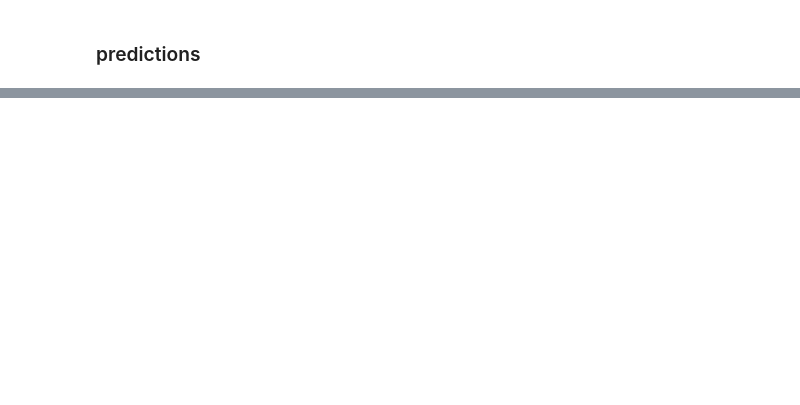
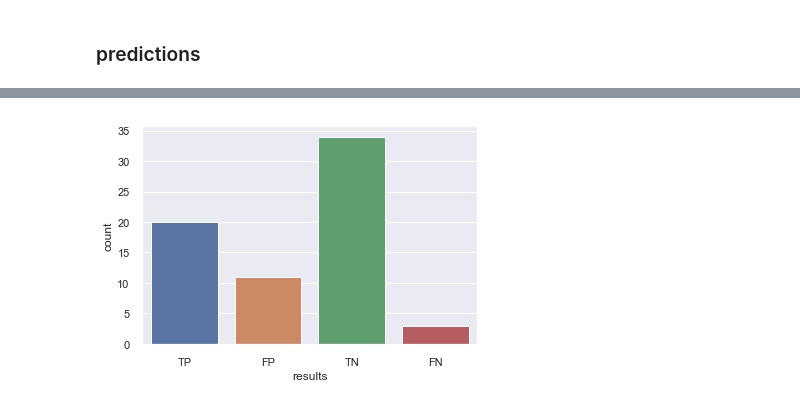
Before and after one commit to izdar/YouFraud-Refactored, a Jupyter notebook: Classifier/model_search/4 - large_data.ipynb, the cells around one changed output, grey strips where cells are left out. Saved outputs shown, nothing was run; the diff lists cells and outputs as text; code cells hidden in the pictures; blank space fills up the shorter version.

```diff
--- a/Classifier/model_search/4 - large_data.ipynb
+++ b/Classifier/model_search/4 - large_data.ipynb
@@ -118,0 +242,2 @@ with open(f'results/RF_grid_5Kfold_results.pkl', 'rb') as f:
+# %%
+df_l['prediction'] = preds
@@ -118,0 +246,15 @@ with open(f'results/RF_grid_5Kfold_results.pkl', 'rb') as f:
+# %%
+def transformer(row):
+    if row['Manual Label'] == 'f': # positive
+        if row['prediction'] == 1: # positive
+            return 'TP'
+        elif row['prediction'] == 0: # negative
+            return 'FN'
+    elif row['Manual Label'] == 'b': # negative
+        if row['prediction'] == 1: # positive
+            return 'FP'
+        elif row['prediction'] == 0: # negative
+            return 'TN'
+
+df_l['results'] = df_l.apply(transformer, axis=1)
+df_l.head()
@@ -118,0 +268,5 @@ with open(f'results/RF_grid_5Kfold_results.pkl', 'rb') as f:
+# %%
+# just a sanity check (this should be same as the confusion matrix above)
+sns.countplot(df_l['results']);
+# %% [output]
+[figure, added]
```
Also changed, not shown: parts of 27 cells of this notebook.
